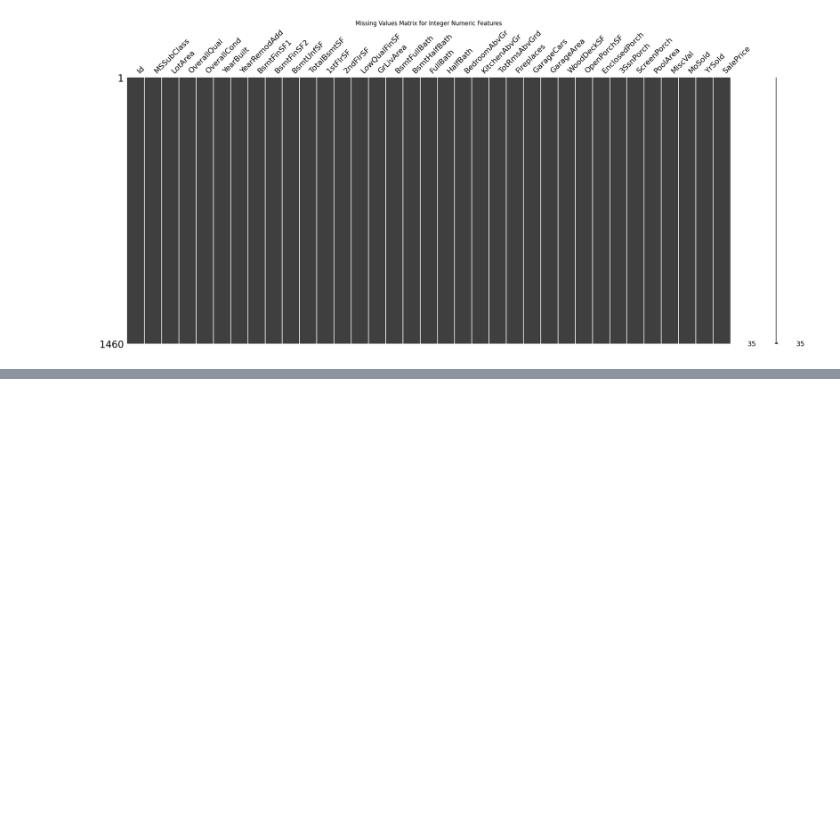
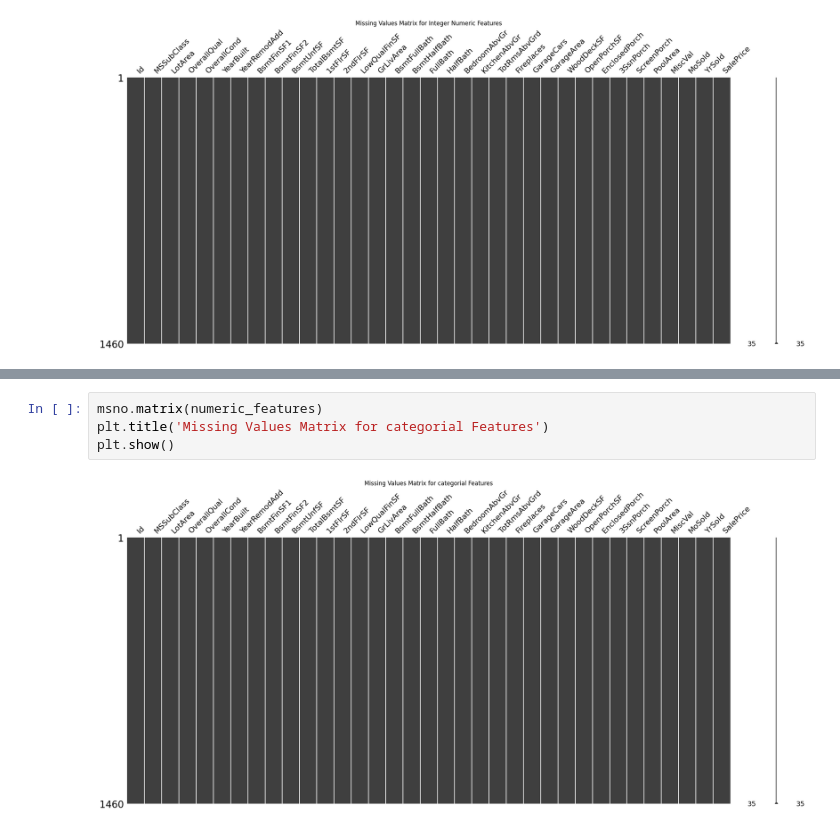
Before and after one commit to mohannadrateb/Data-Science-Eng-Portfolio, a Jupyter notebook: Regression/Housing_prices_ADV/Housing_prices_ADV.ipynb, the cells around one changed output, grey strips where cells are left out. Drawn from its saved outputs; the diff is of its cells as text; blank space fills up the shorter version.

```diff
--- a/Regression/Housing_prices_ADV/Housing_prices_ADV.ipynb
+++ b/Regression/Housing_prices_ADV/Housing_prices_ADV.ipynb
@@ -176,0 +266,6 @@ plt.show()
+# %%
+msno.matrix(numeric_features)
+plt.title('Missing Values Matrix for categorial Features')
+plt.show()
+# %% [output]
+[figure, added]
```
Also changed, not shown: parts of 16 cells of this notebook, 1 other file.
